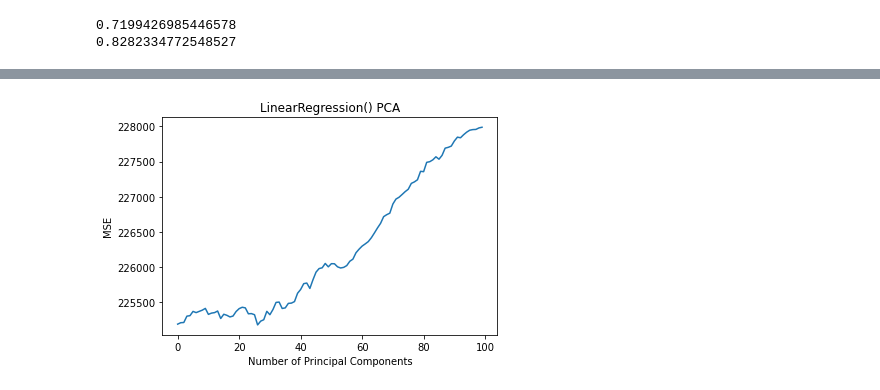
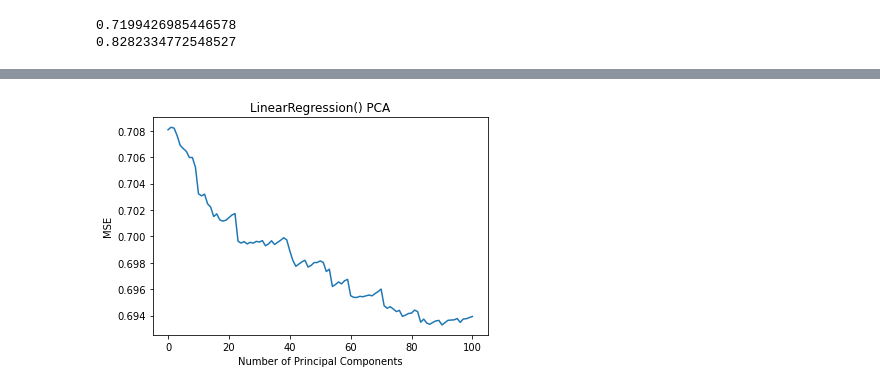
Before and after one commit to seangao14/pstat131proj, a Jupyter notebook: playground.ipynb, the cells around one changed output, grey strips where cells are left out. Cells and saved outputs as stored; diff of their text form; code cells hidden in the pictures.

Commit message:
linear regression looks good

```diff
--- a/playground.ipynb
+++ b/playground.ipynb
@@ -501,7 +423,7 @@ from sklearn.decomposition import PCA
 from sklearn.metrics import mean_squared_error
 from sklearn.model_selection import cross_val_score
 
-def plot_pca(model):
+def plot_pca(model, X_train, Y_train):
     #scale predictor variables
     pca = PCA()
     X_reduced = pca.fit_transform(scaler.transform(X_train))
@@ -509,18 +431,17 @@ def plot_pca(model):
     #define cross validation method
     cv = RepeatedKFold(n_splits=10, n_repeats=3, random_state=1)
 
-    regr = model
     mse = []
 
     # Calculate MSE with only the intercept
-    score = -1 * cross_val_score(regr,
+    score = -1 * cross_val_score(model,
                np.ones((len(X_reduced),1)), Y_train, cv=cv,
                scoring='neg_mean_squared_error').mean()
     mse.append(score)
 
     # Calculate MSE using cross-validation, adding one component at a time
-    for i in np.arange(1, 100):
-        score = -1 * cross_val_score(regr,
+    for i in tqdm(np.arange(1, N_VOCAB+1)):
+        score = -1 * cross_val_score(model,
                X_reduced[:,:i], Y_train, cv=cv, scoring='neg_mean_squared_error').mean()
         mse.append(score)
 
@@ -533,9 +454,9 @@ def plot_pca(model):
 # %%
 from sklearn.linear_model import LinearRegression
 
-plot_pca(LinearRegression())
+plot_pca(LinearRegression(), X_train, np.log(Y_train))
 # %% [output]
-[figure, old version]
+[figure, new version]
 # %%
 from sklearn.neighbors import KNeighborsRegressor
 
```
Also changed, not shown: parts of 8 cells of this notebook.
